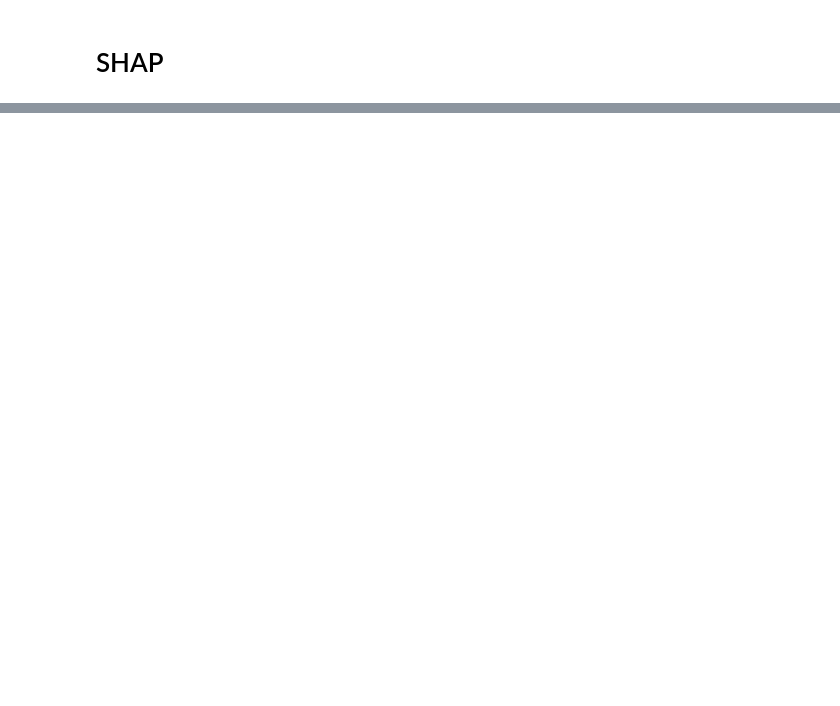
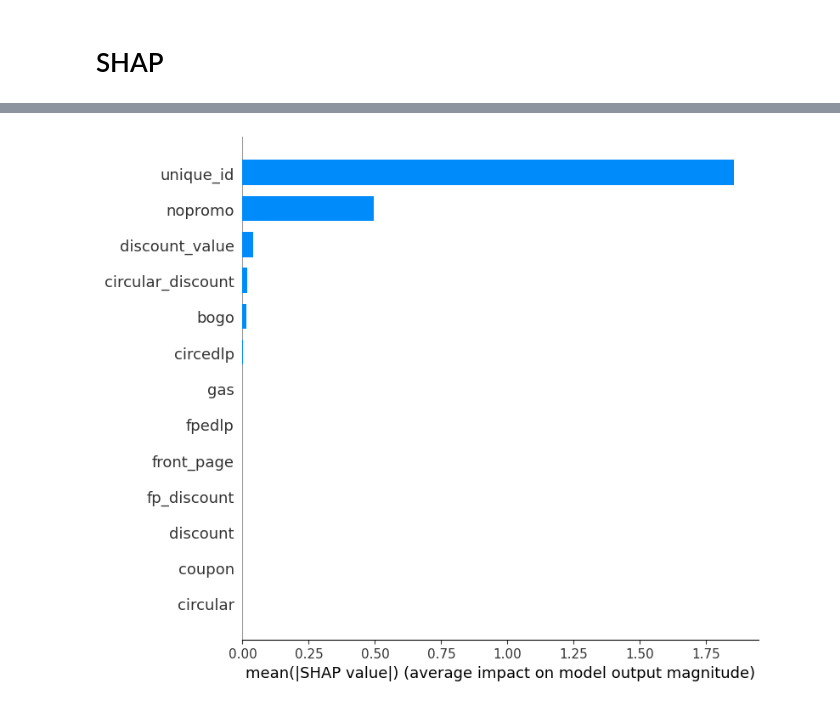
Before and after one commit to mgmicael77/FORECAST, a Jupyter notebook: xgboost-rc.ipynb, the cells around one changed output, grey strips where cells are left out. Saved outputs shown, nothing was run; the diff lists cells and outputs as text; code cells hidden in the pictures; blank space fills up the shorter version.

```diff
--- a/xgboost-rc.ipynb
+++ b/xgboost-rc.ipynb
@@ -354,13 +475,9 @@ for unique_id in models_final:
 # %%
-for unique_id in models_final:
-    print(f"SHAP values and summary plot for unique_id: {unique_id}")
+# Calculate SHAP values for the validation data
+explainer = shap.TreeExplainer(reg)
+shap_values = explainer.shap_values(X_all)
 
-    # Create a TreeExplainer object
-    explainer = shap.TreeExplainer(models_final[unique_id])
-
-    # Calculate SHAP values for the validation data
-    X_unique_id = train_test_data[unique_id]['test'][FEATURES]
-    shap_values = explainer.shap_values(X_unique_id)
-
-    # Plot the SHAP summary plot
-    shap.summary_plot(shap_values, X_unique_id, plot_type="bar")
+# Plot the SHAP summary plot
+shap.summary_plot(shap_values, X_all, plot_type="bar")
+# %% [output]
+[figure, added]
```
Also changed, not shown: parts of 12 cells of this notebook.
